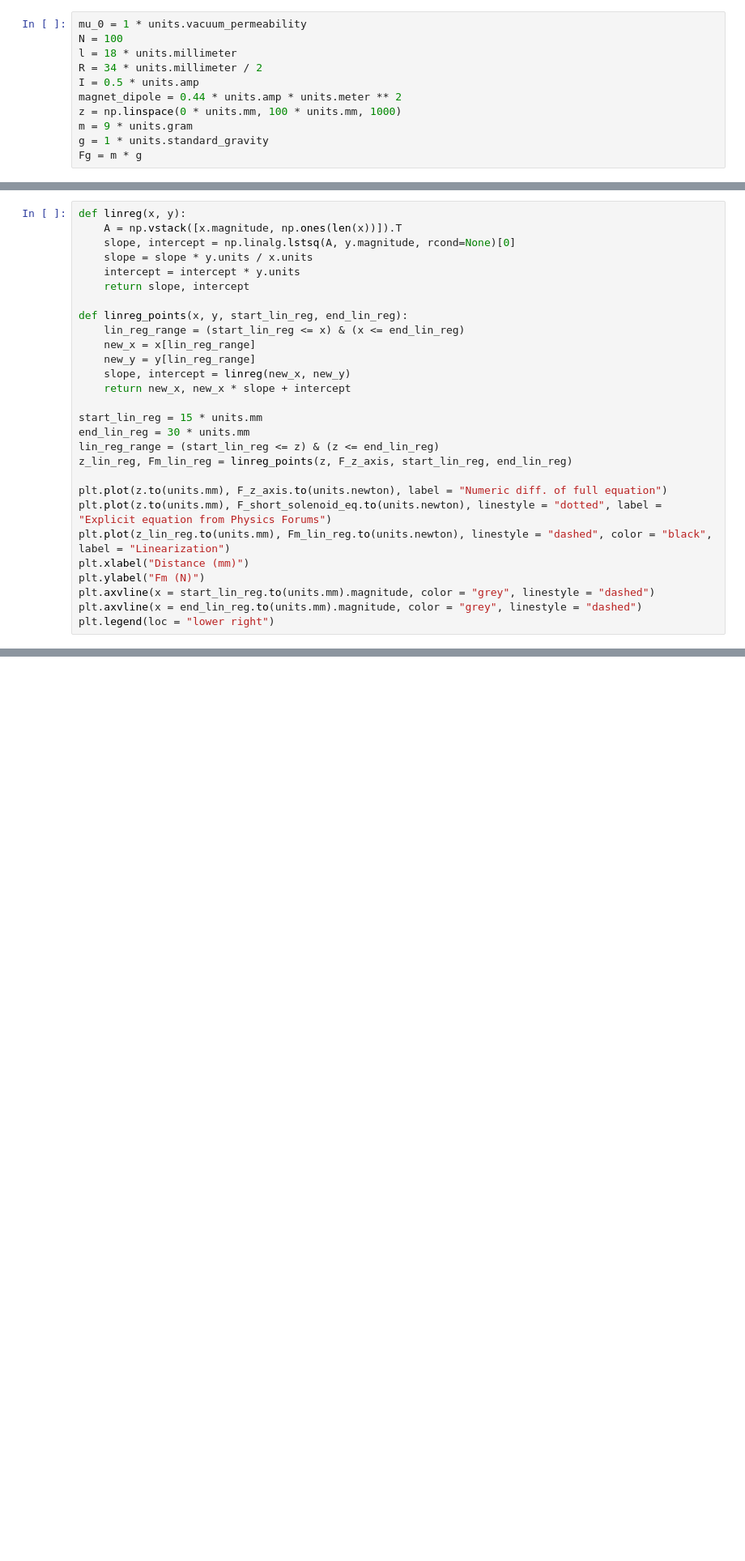
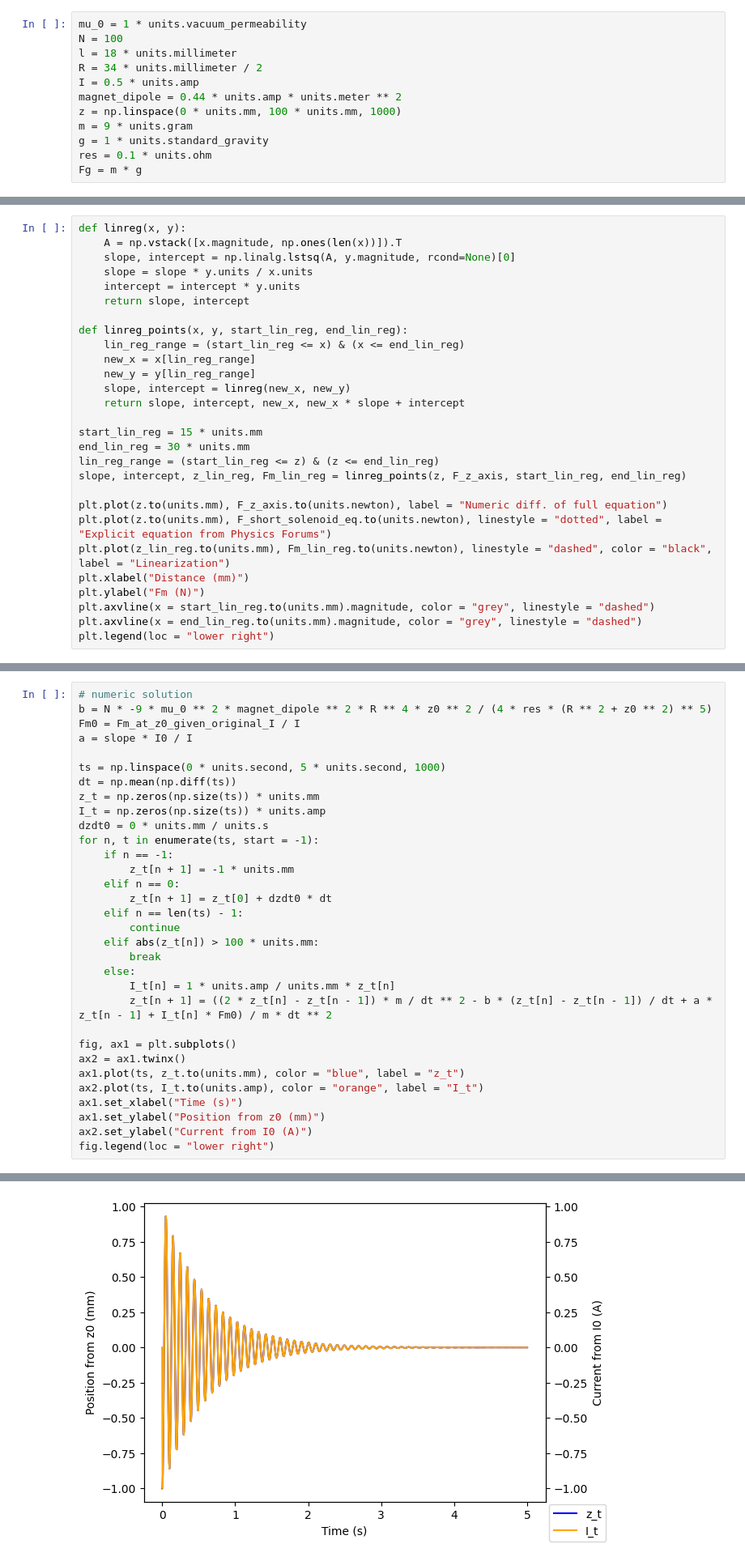
Before and after one commit to JohnnyMaBoi/Magnetic-Levitation, a Jupyter notebook: linearized_model_01.ipynb, the cells around one changed output, grey strips where cells are left out. Shown: that part at 81% size. Drawn from its saved outputs; the diff is of its cells as text; blank space fills up the shorter version.

```diff
--- a/linearized_model_01.ipynb
+++ b/linearized_model_01.ipynb
@@ -19,6 +19,7 @@ magnet_dipole = 0.44 * units.amp * units.meter ** 2
 z = np.linspace(0 * units.mm, 100 * units.mm, 1000)
 m = 9 * units.gram
 g = 1 * units.standard_gravity
+res = 0.1 * units.ohm
 Fg = m * g
 # %% [markdown]
 ### B field equations
@@ -44,12 +45,12 @@ def linreg_points(x, y, start_lin_reg, end_lin_reg):
     new_x = x[lin_reg_range]
     new_y = y[lin_reg_range]
     slope, intercept = linreg(new_x, new_y)
-    return new_x, new_x * slope + intercept
+    return slope, intercept, new_x, new_x * slope + intercept
 
 start_lin_reg = 15 * units.mm
 end_lin_reg = 30 * units.mm
 lin_reg_range = (start_lin_reg <= z) & (z <= end_lin_reg)
-z_lin_reg, Fm_lin_reg = linreg_points(z, F_z_axis, start_lin_reg, end_lin_reg)
+slope, intercept, z_lin_reg, Fm_lin_reg = linreg_points(z, F_z_axis, start_lin_reg, end_lin_reg)
 
 plt.plot(z.to(units.mm), F_z_axis.to(units.newton), label = "Numeric diff. of full equation")
 plt.plot(z.to(units.mm), F_short_solenoid_eq.to(units.newton), linestyle = "dotted", label = "Explicit equation from Physics Forums")
@@ -76,0 +80,33 @@ Current must be set to 2.07×10⁰ A to achieve steady-state with a gravitationa
+# %%
+# numeric solution
+b = N * -9 * mu_0 ** 2 * magnet_dipole ** 2 * R ** 4 * z0 ** 2 / (4 * res * (R ** 2 + z0 ** 2) ** 5)
+Fm0 = Fm_at_z0_given_original_I / I
+a = slope * I0 / I
+
+ts = np.linspace(0 * units.second, 5 * units.second, 1000)
+dt = np.mean(np.diff(ts))
+z_t = np.zeros(np.size(ts)) * units.mm
+I_t = np.zeros(np.size(ts)) * units.amp
+dzdt0 = 0 * units.mm / units.s
+for n, t in enumerate(ts, start = -1):
+    if n == -1:
+        z_t[n + 1] = -1 * units.mm
+    elif n == 0:
+        z_t[n + 1] = z_t[0] + dzdt0 * dt
+    elif n == len(ts) - 1:
+        continue
+    elif abs(z_t[n]) > 100 * units.mm:
+        break
+    else:
+        I_t[n] = 1 * units.amp / units.mm * z_t[n]
+        z_t[n + 1] = ((2 * z_t[n] - z_t[n - 1]) * m / dt ** 2 - b * (z_t[n] - z_t[n - 1]) / dt + a * z_t[n - 1] + I_t[n] * Fm0) / m * dt ** 2
+
+fig, ax1 = plt.subplots()
+ax2 = ax1.twinx()
+ax1.plot(ts, z_t.to(units.mm), color = "blue", label = "z_t")
+ax2.plot(ts, I_t.to(units.amp), color = "orange", label = "I_t")
+ax1.set_xlabel("Time (s)")
+ax1.set_ylabel("Position from z0 (mm)")
+ax2.set_ylabel("Current from I0 (A)")
+fig.legend(loc = "lower right")
+# %% [output]
@@ -76,0 +114 @@ Current must be set to 2.07×10⁰ A to achieve steady-state with a gravitationa
+[figure, added]
```
Also changed, not shown: parts of 4 cells of this notebook.
